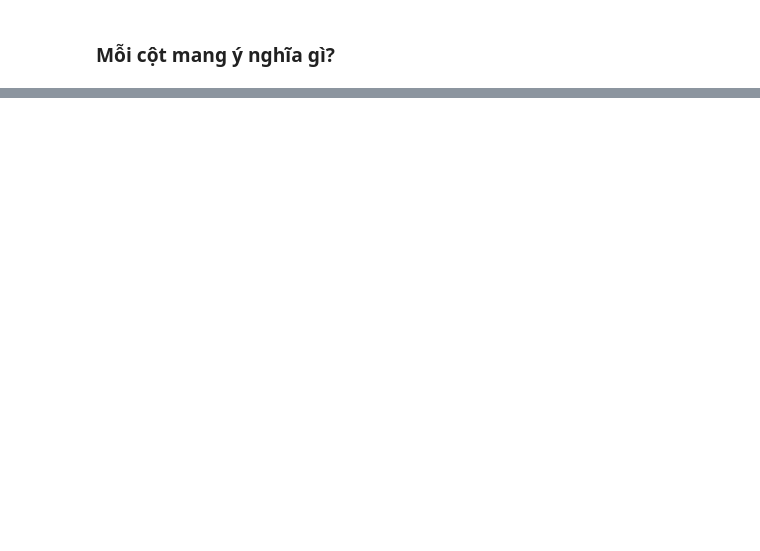
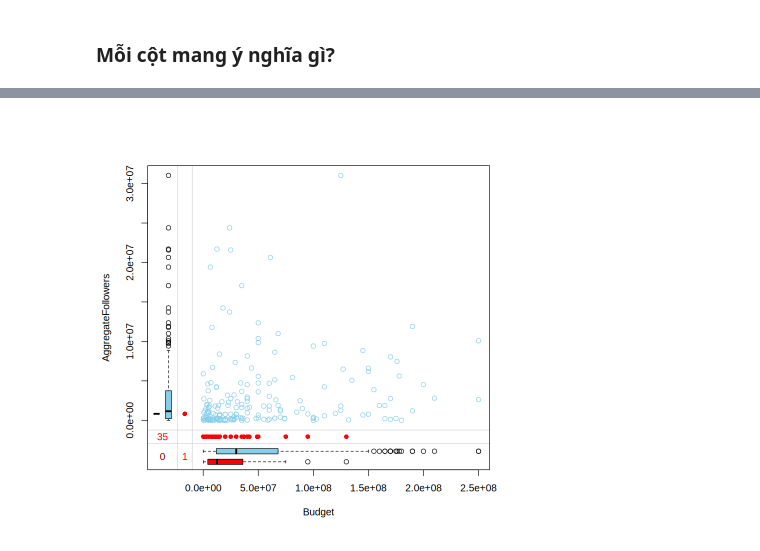
Before and after one commit to lnhutnam/MTT147-FinalProject, a Jupyter notebook: src/part-01/CSM-analysis.ipynb, the cells around one changed output, grey strips where cells are left out. Cells and saved outputs as stored; diff of their text form; code cells hidden in the pictures; blank space fills up the shorter version.

```diff
--- a/src/part-01/CSM-analysis.ipynb
+++ b/src/part-01/CSM-analysis.ipynb
@@ -135,0 +486,4 @@ tibble [231 × 14] (S3: tbl_df/tbl/data.frame)
+# %%
+marginplot(processed_data[, c('Budget', 'AggregateFollowers')])
+# %% [output]
+[figure, added]
```
Also changed, not shown: parts of 229 cells of this notebook, 2 other files.
